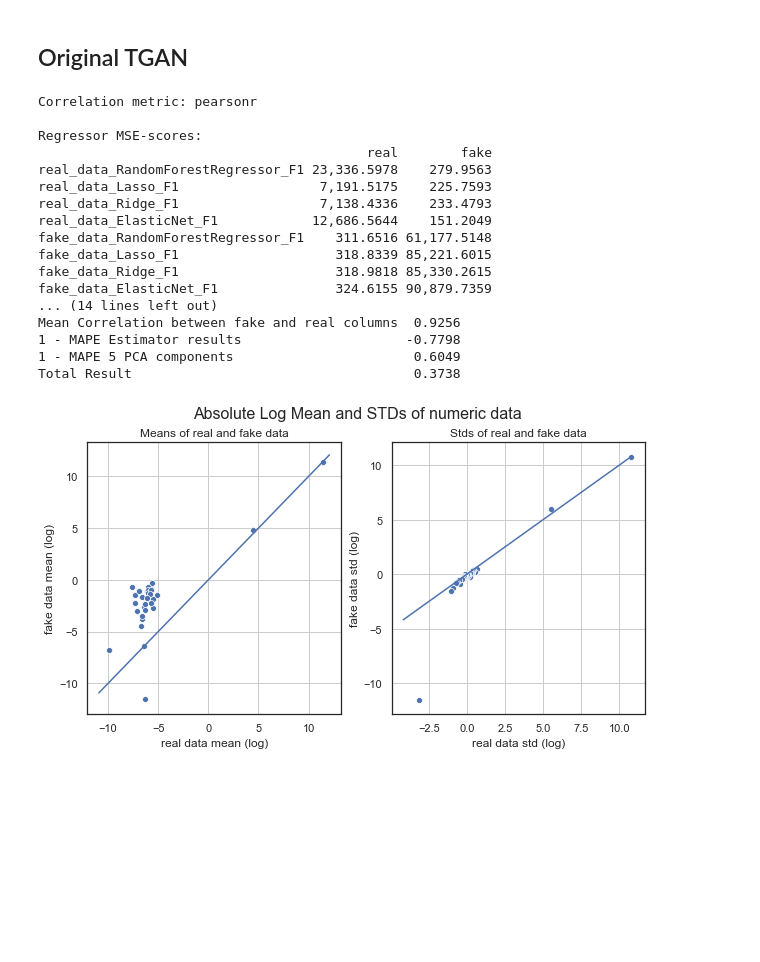
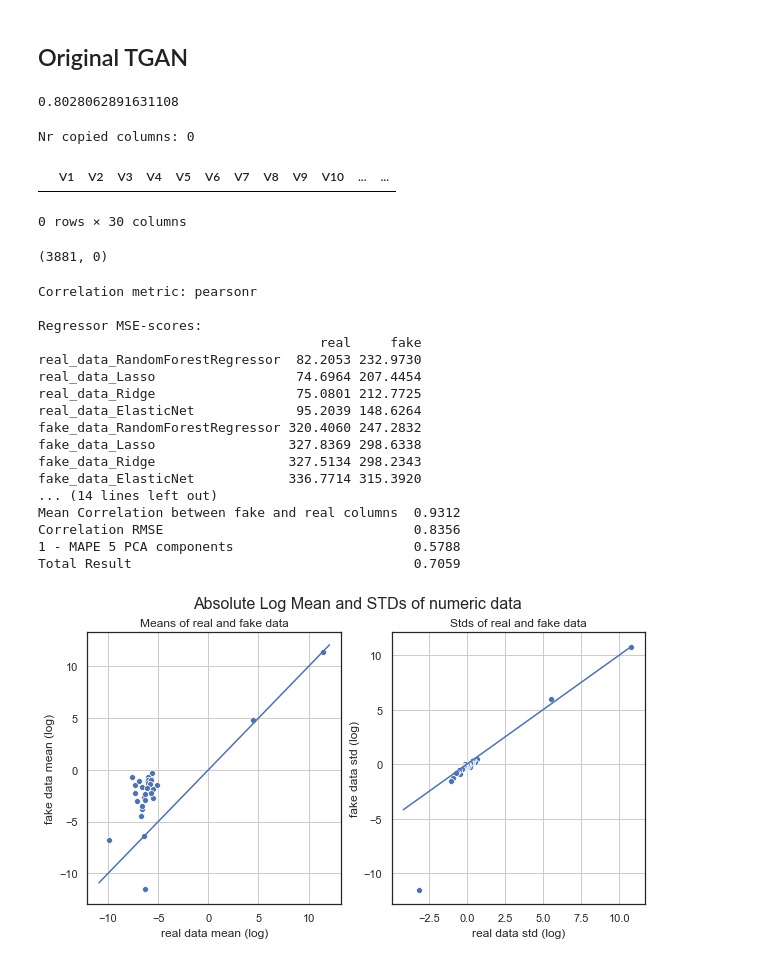
Before and after one commit to Baukebrenninkmeijer/TGAN, a Jupyter notebook: data_comparison_creditcard.ipynb, the cells around one changed output. Cells and saved outputs as stored; diff of their text form; code cells hidden in the pictures; blank space fills up the shorter version.

```diff
--- a/data_comparison_creditcard.ipynb
+++ b/data_comparison_creditcard.ipynb
@@ -13,9 +10,6 @@ import numpy as np
 def get_data(path_real, path_fake, real_sep=';', fake_sep=',', drop_columns=None):
     real = pd.read_csv(path_real, sep=real_sep, low_memory=False)
     fake = pd.read_csv(path_fake, sep=fake_sep, low_memory=False)
-    shared_min = min(len(fake), len(real))
-    real = real.sample(shared_min)
-    fake = fake.sample(shared_min)
     if set(fake.columns.tolist()).issubset(set(real.columns.tolist())):
         real = real[fake.columns]
     elif drop_columns is not None:
@@ -23,7 +17,7 @@ def get_data(path_real, path_fake, real_sep=';', fake_sep=',', drop_columns=None
         try:
             fake = fake.drop(drop_columns, axis=1)
         except:
-            print(f'Some of {drop_columns} were not found on real.index.')
+            print(f'Some of {drop_columns} were not found on fake.index.')
         assert len(fake.columns.tolist()) == len(real.columns.tolist()), f'Real and fake do not have same nr of columns: {len(fake.columns)} and {len(real.columns)}'
         fake.columns = real.columns
     else:
@@ -49,27 +43,42 @@ plt.savefig('../Master-Thesis/images/results/creditcard_mean_std.png')
 ## Original TGAN
 # %%
 real, fake = get_data('../data/creditcard/creditcard_num.csv', '../final_data/creditcard/creditcard_sample_tgan.csv', real_sep=',')
+real, fake = real.drop(['Time'], axis=1), fake.drop(['Time'], axis=1)
 tgan_org_evaluator = DataEvaluator(real, fake)
+# %%
+tgan_org_evaluator.statistical_evaluation()
+# %% [output]
+0.8028062891631108
+# %%
+tgan_org_evaluator.get_copies()
+# %% [output]
+Nr copied columns: 0
+|  | V1 | V2 | V3 | V4 | V5 | V6 | V7 | V8 | V9 | V10 | ... | ... |
+0 rows × 30 columns
+# %%
+tgan_org_evaluator.get_duplicates()
+# %% [output]
+(3881, 0)
 # %%
 tgan_org_evaluator.evaluate(target_col='Amount', target_type='regr', verbose=False)
 # %% [output]
 Correlation metric: pearsonr
 
 Regressor MSE-scores:
-                                          real        fake
-real_data_RandomForestRegressor_F1 23,336.5978    279.9563
-real_data_Lasso_F1                  7,191.5175    225.7593
-real_data_Ridge_F1                  7,138.4336    233.4793
-real_data_ElasticNet_F1            12,686.5644    151.2049
-fake_data_RandomForestRegressor_F1    311.6516 61,177.5148
-fake_data_Lasso_F1                    318.8339 85,221.6015
-fake_data_Ridge_F1                    318.9818 85,330.2615
-fake_data_ElasticNet_F1               324.6155 90,879.7359
+                                    real     fake
+real_data_RandomForestRegressor  82.2053 232.9730
+real_data_Lasso                  74.6964 207.4454
+real_data_Ridge                  75.0801 212.7725
+real_data_ElasticNet             95.2039 148.6264
+fake_data_RandomForestRegressor 320.4060 247.2832
+fake_data_Lasso                 327.8369 298.6338
+fake_data_Ridge                 327.5134 298.2343
+fake_data_ElasticNet            336.7714 315.3920
 ... (14 lines left out)
-Mean Correlation between fake and real columns  0.9256
-1 - MAPE Estimator results                     -0.7798
-1 - MAPE 5 PCA components                       0.6049
-Total Result                                    0.3738
+Mean Correlation between fake and real columns  0.9312
+Correlation RMSE                                0.8356
+1 - MAPE 5 PCA components                       0.5788
+Total Result                                    0.7059
 # %%
 tgan_org_evaluator.visual_evaluation(annot=False)
 # %% [output]
```
Also changed, not shown: parts of 23 cells of this notebook, 2 other files.
